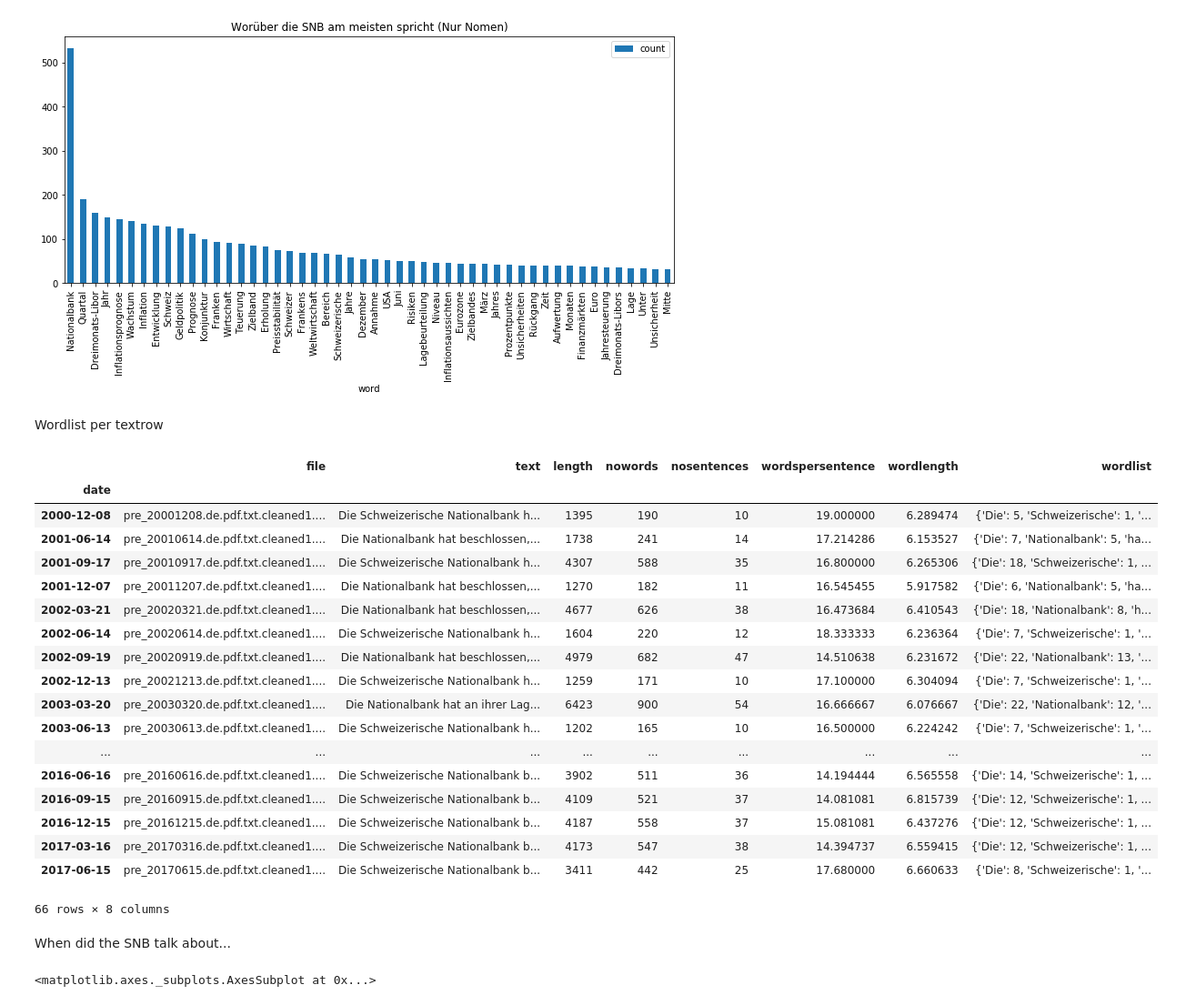
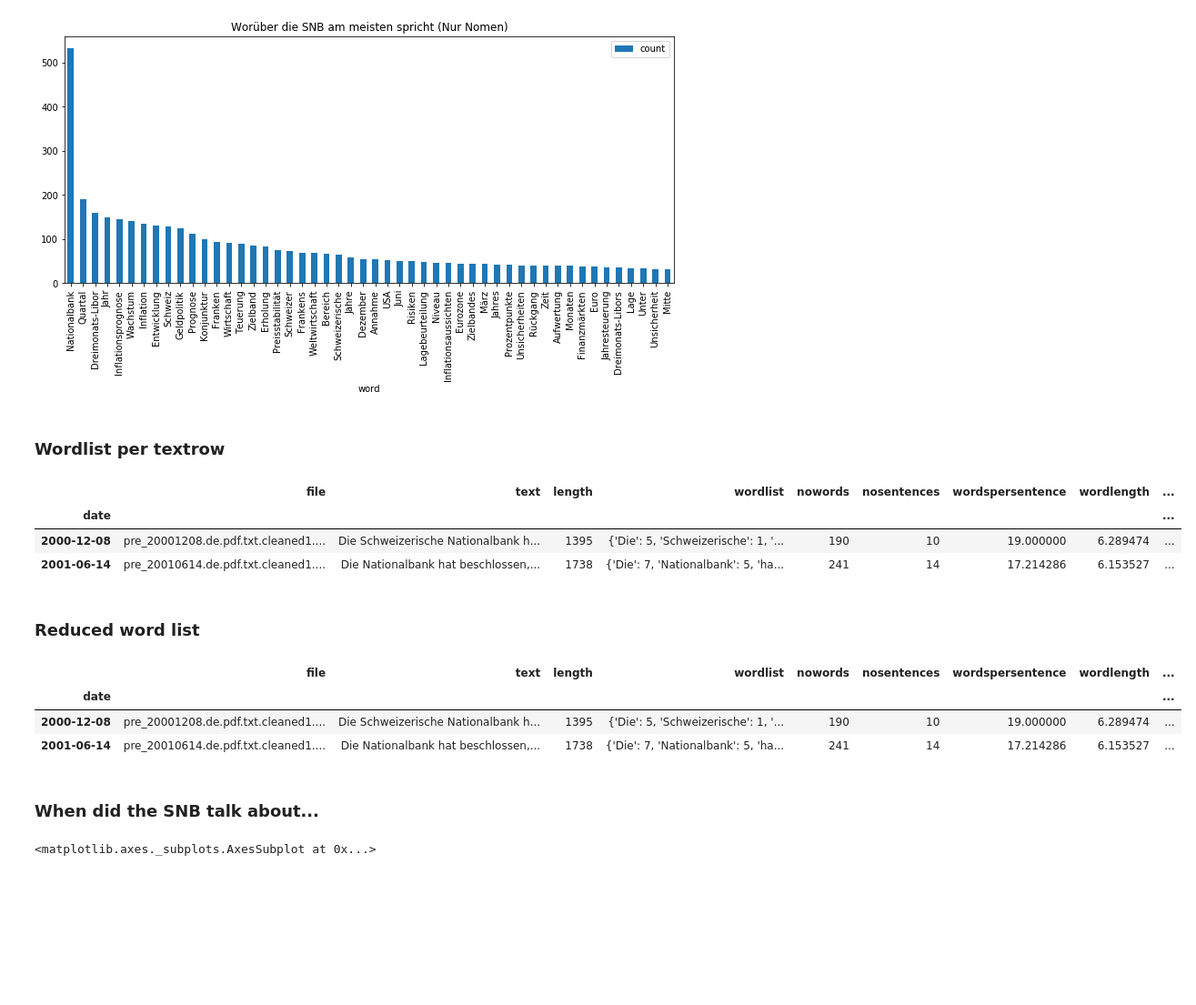
Before and after one commit to simon-pinkmartini/studio-projects, a Jupyter notebook: code/snb-lagebeurteilungen/Analyze Texts.ipynb, the cells around one changed output. Shown at 91% size. Drawn from its saved outputs; the diff is of its cells as text; code cells hidden in the pictures; blank space fills up the shorter version.

```diff
--- a/code/snb-lagebeurteilungen/Analyze Texts.ipynb
+++ b/code/snb-lagebeurteilungen/Analyze Texts.ipynb
@@ -204,7 +247,7 @@ df_wordlist.head(50).plot(kind="bar", x='word', title="Worüber die SNB am meist
 # %%
 #df_nouns.head(50).plot(kind="bar", x='word', title="Worüber die SNB am meisten spricht", figsize=(12,5))
 # %% [markdown]
-Wordlist per textrow
+###  Wordlist per textrow
 # %%
 def get_wordlist(row):
     wordlist = Counter(re.findall(r'\b\w[\w-]*\b', row['text']))
@@ -214,22 +259,9 @@ df['wordlist'] = df.apply(get_wordlist, axis=1)
 # %%
-df
+df.head(2)
 # %% [output]
-|  | file | text | length | nowords | nosentences | wordspersentence | wordlength | wordlist |
-| date |  |  |  |  |  |  |  |  |
-| 2000-12-08 | pre_20001208.de.pdf.txt.cleaned1.... | Die Schweizerische Nationalbank h... | 1395 | 190 | 10 | 19.000000 | 6.289474 | {'Die': 5, 'Schweizerische': 1, '... |
-| 2001-06-14 | pre_20010614.de.pdf.txt.cleaned1.... | Die Nationalbank hat beschlossen,... | 1738 | 241 | 14 | 17.214286 | 6.153527 | {'Die': 7, 'Nationalbank': 5, 'ha... |
-| 2001-09-17 | pre_20010917.de.pdf.txt.cleaned1.... | Die Schweizerische Nationalbank h... | 4307 | 588 | 35 | 16.800000 | 6.265306 | {'Die': 18, 'Schweizerische': 1, ... |
-| 2001-12-07 | pre_20011207.de.pdf.txt.cleaned1.... | Die Nationalbank hat beschlossen,... | 1270 | 182 | 11 | 16.545455 | 5.917582 | {'Die': 6, 'Nationalbank': 5, 'ha... |
-| 2002-03-21 | pre_20020321.de.pdf.txt.cleaned1.... | Die Nationalbank hat beschlossen,... | 4677 | 626 | 38 | 16.473684 | 6.410543 | {'Die': 18, 'Nationalbank': 8, 'h... |
-| 2002-06-14 | pre_20020614.de.pdf.txt.cleaned1.... | Die Schweizerische Nationalbank h... | 1604 | 220 | 12 | 18.333333 | 6.236364 | {'Die': 7, 'Schweizerische': 1, '... |
-| 2002-09-19 | pre_20020919.de.pdf.txt.cleaned1.... | Die Nationalbank hat beschlossen,... | 4979 | 682 | 47 | 14.510638 | 6.231672 | {'Die': 22, 'Nationalbank': 13, '... |
-| 2002-12-13 | pre_20021213.de.pdf.txt.cleaned1.... | Die Schweizerische Nationalbank h... | 1259 | 171 | 10 | 17.100000 | 6.304094 | {'Die': 7, 'Schweizerische': 1, '... |
-| 2003-03-20 | pre_20030320.de.pdf.txt.cleaned1.... | Die Nationalbank hat an ihrer Lag... | 6423 | 900 | 54 | 16.666667 | 6.076667 | {'Die': 22, 'Nationalbank': 12, '... |
-| 2003-06-13 | pre_20030613.de.pdf.txt.cleaned1.... | Die Schweizerische Nationalbank h... | 1202 | 165 | 10 | 16.500000 | 6.224242 | {'Die': 7, 'Schweizerische': 1, '... |
-| ... | ... | ... | ... | ... | ... | ... | ... | ... |
-| 2016-06-16 | pre_20160616.de.pdf.txt.cleaned1.... | Die Schweizerische Nationalbank b... | 3902 | 511 | 36 | 14.194444 | 6.565558 | {'Die': 14, 'Schweizerische': 1, ... |
-| 2016-09-15 | pre_20160915.de.pdf.txt.cleaned1.... | Die Schweizerische Nationalbank b... | 4109 | 521 | 37 | 14.081081 | 6.815739 | {'Die': 12, 'Schweizerische': 1, ... |
-| 2016-12-15 | pre_20161215.de.pdf.txt.cleaned1.... | Die Schweizerische Nationalbank b... | 4187 | 558 | 37 | 15.081081 | 6.437276 | {'Die': 12, 'Schweizerische': 1, ... |
-| 2017-03-16 | pre_20170316.de.pdf.txt.cleaned1.... | Die Schweizerische Nationalbank b... | 4173 | 547 | 38 | 14.394737 | 6.559415 | {'Die': 12, 'Schweizerische': 1, ... |
-| 2017-06-15 | pre_20170615.de.pdf.txt.cleaned1.... | Die Schweizerische Nationalbank b... | 3411 | 442 | 25 | 17.680000 | 6.660633 | {'Die': 8, 'Schweizerische': 1, '... |
+|  | file | text | length | wordlist | nowords | nosentences | wordspersentence | wordlength | ... |
+| date |  |  |  |  |  |  |  |  | ... |
+| 2000-12-08 | pre_20001208.de.pdf.txt.cleaned1.... | Die Schweizerische Nationalbank h... | 1395 | {'Die': 5, 'Schweizerische': 1, '... | 190 | 10 | 19.000000 | 6.289474 | ... |
+| 2001-06-14 | pre_20010614.de.pdf.txt.cleaned1.... | Die Nationalbank hat beschlossen,... | 1738 | {'Die': 7, 'Nationalbank': 5, 'ha... | 241 | 14 | 17.214286 | 6.153527 | ... |
-66 rows × 8 columns
+# %% [markdown]
+### Reduced word list
@@ -236,5 +289,12 @@ df
+# %%
+df.head(2)
+# %% [output]
+|  | file | text | length | wordlist | nowords | nosentences | wordspersentence | wordlength | ... |
+| date |  |  |  |  |  |  |  |  | ... |
+| 2000-12-08 | pre_20001208.de.pdf.txt.cleaned1.... | Die Schweizerische Nationalbank h... | 1395 | {'Die': 5, 'Schweizerische': 1, '... | 190 | 10 | 19.000000 | 6.289474 | ... |
+| 2001-06-14 | pre_20010614.de.pdf.txt.cleaned1.... | Die Nationalbank hat beschlossen,... | 1738 | {'Die': 7, 'Nationalbank': 5, 'ha... | 241 | 14 | 17.214286 | 6.153527 | ... |
 # %% [markdown]
-When did the SNB talk about...
+### When did the SNB talk about...
 # %%
 def get_wordcounts(words):
     wordcounts = []
```
Also changed, not shown: parts of 46 cells of this notebook, 6 other files.
